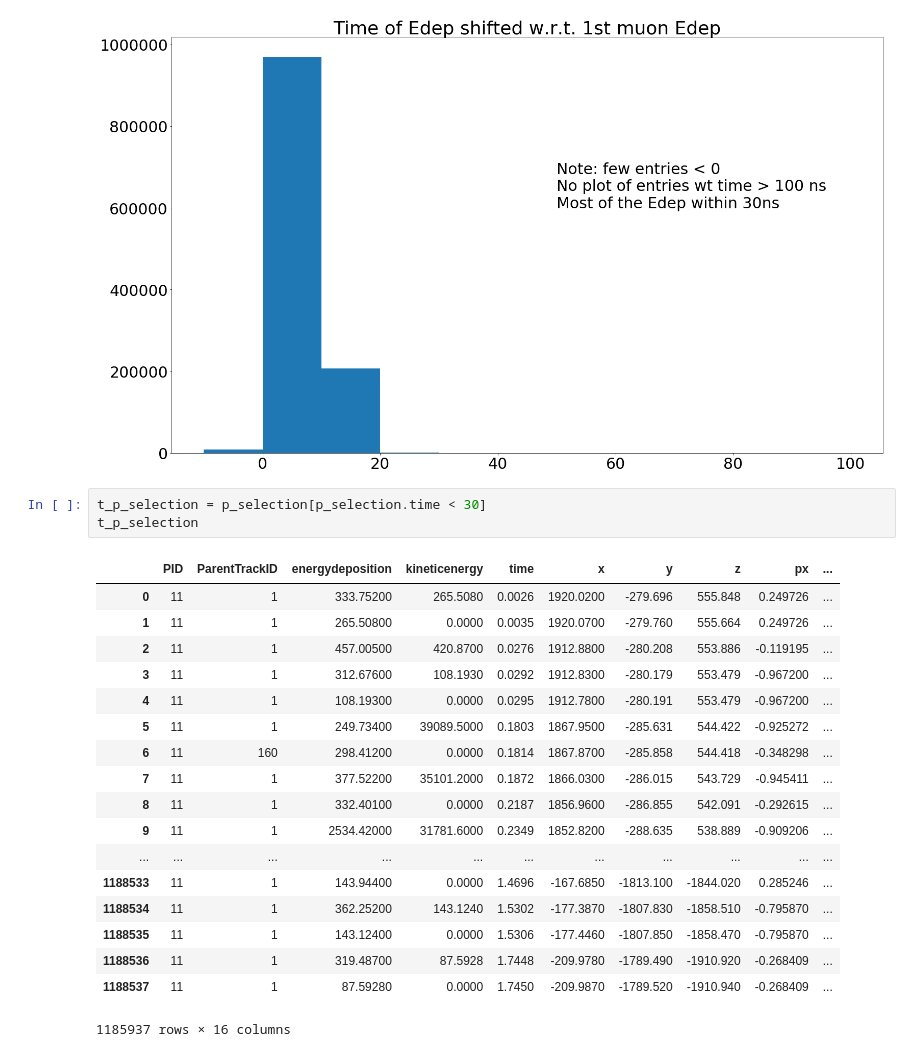
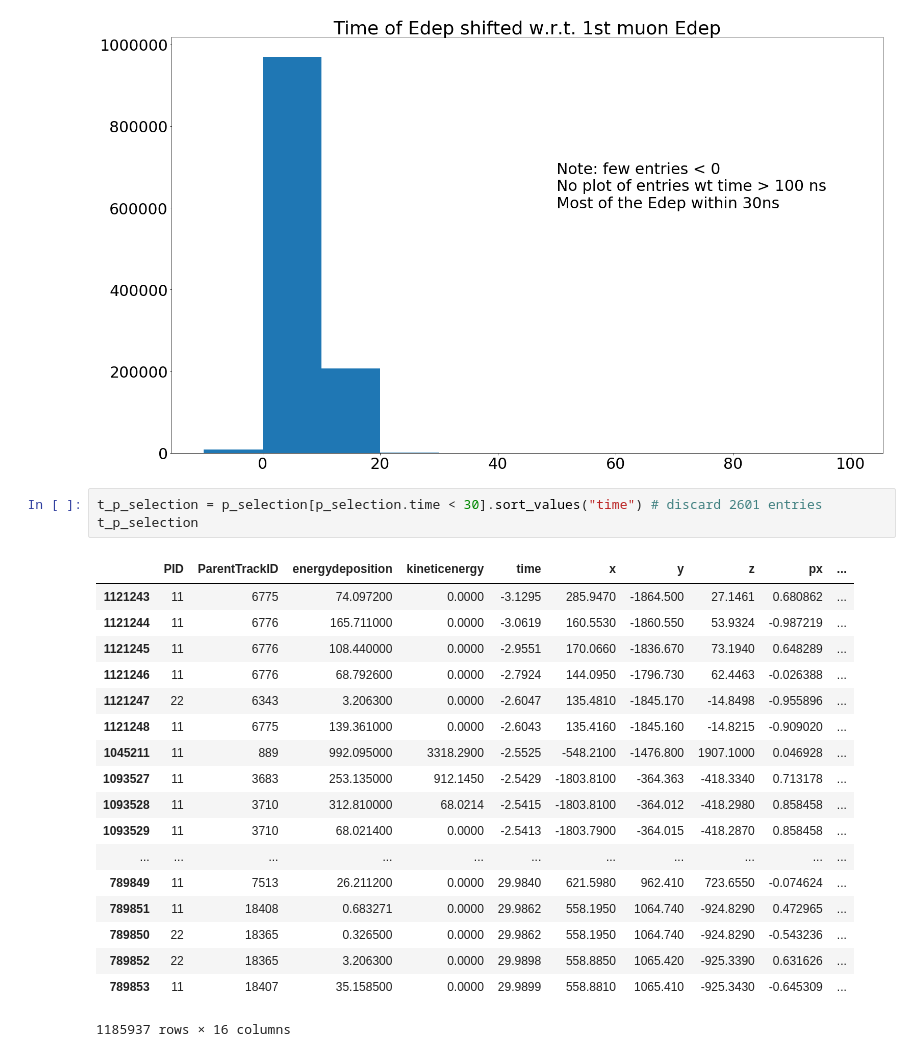
Before and after one commit to luigiberducci/ML4NP, a Jupyter notebook: Notebooks/simdata_in_2d_images.ipynb, the cells around one changed output. Cells and saved outputs as stored; diff of their text form.

```diff
--- a/Notebooks/simdata_in_2d_images.ipynb
+++ b/Notebooks/simdata_in_2d_images.ipynb
@@ -94,24 +94,24 @@ plt.show()
 # %% [output]
 [figure]
 # %%
-t_p_selection = p_selection[p_selection.time < 30]
+t_p_selection = p_selection[p_selection.time < 30].sort_values("time") # discard 2601 entries
 t_p_selection
 # %% [output]
 |  | PID | ParentTrackID | energydeposition | kineticenergy | time | x | y | z | px | ... |
-| 0 | 11 | 1 | 333.75200 | 265.5080 | 0.0026 | 1920.0200 | -279.696 | 555.848 | 0.249726 | ... |
-| 1 | 11 | 1 | 265.50800 | 0.0000 | 0.0035 | 1920.0700 | -279.760 | 555.664 | 0.249726 | ... |
-| 2 | 11 | 1 | 457.00500 | 420.8700 | 0.0276 | 1912.8800 | -280.208 | 553.886 | -0.119195 | ... |
-| 3 | 11 | 1 | 312.67600 | 108.1930 | 0.0292 | 1912.8300 | -280.179 | 553.479 | -0.967200 | ... |
-| 4 | 11 | 1 | 108.19300 | 0.0000 | 0.0295 | 1912.7800 | -280.191 | 553.479 | -0.967200 | ... |
-| 5 | 11 | 1 | 249.73400 | 39089.5000 | 0.1803 | 1867.9500 | -285.631 | 544.422 | -0.925272 | ... |
-| 6 | 11 | 160 | 298.41200 | 0.0000 | 0.1814 | 1867.8700 | -285.858 | 544.418 | -0.348298 | ... |
-| 7 | 11 | 1 | 377.52200 | 35101.2000 | 0.1872 | 1866.0300 | -286.015 | 543.729 | -0.945411 | ... |
-| 8 | 11 | 1 | 332.40100 | 0.0000 | 0.2187 | 1856.9600 | -286.855 | 542.091 | -0.292615 | ... |
-| 9 | 11 | 1 | 2534.42000 | 31781.6000 | 0.2349 | 1852.8200 | -288.635 | 538.889 | -0.909206 | ... |
+| 1121243 | 11 | 6775 | 74.097200 | 0.0000 | -3.1295 | 285.9470 | -1864.500 | 27.1461 | 0.680862 | ... |
+| 1121244 | 11 | 6776 | 165.711000 | 0.0000 | -3.0619 | 160.5530 | -1860.550 | 53.9324 | -0.987219 | ... |
+| 1121245 | 11 | 6776 | 108.440000 | 0.0000 | -2.9551 | 170.0660 | -1836.670 | 73.1940 | 0.648289 | ... |
+| 1121246 | 11 | 6776 | 68.792600 | 0.0000 | -2.7924 | 144.0950 | -1796.730 | 62.4463 | -0.026388 | ... |
+| 1121247 | 22 | 6343 | 3.206300 | 0.0000 | -2.6047 | 135.4810 | -1845.170 | -14.8498 | -0.955896 | ... |
+| 1121248 | 11 | 6775 | 139.361000 | 0.0000 | -2.6043 | 135.4160 | -1845.160 | -14.8215 | -0.909020 | ... |
+| 1045211 | 11 | 889 | 992.095000 | 3318.2900 | -2.5525 | -548.2100 | -1476.800 | 1907.1000 | 0.046928 | ... |
+| 1093527 | 11 | 3683 | 253.135000 | 912.1450 | -2.5429 | -1803.8100 | -364.363 | -418.3340 | 0.713178 | ... |
+| 1093528 | 11 | 3710 | 312.810000 | 68.0214 | -2.5415 | -1803.8100 | -364.012 | -418.2980 | 0.858458 | ... |
+| 1093529 | 11 | 3710 | 68.021400 | 0.0000 | -2.5413 | -1803.7900 | -364.015 | -418.2870 | 0.858458 | ... |
 | ... | ... | ... | ... | ... | ... | ... | ... | ... | ... | ... |
-| 1188533 | 11 | 1 | 143.94400 | 0.0000 | 1.4696 | -167.6850 | -1813.100 | -1844.020 | 0.285246 | ... |
-| 1188534 | 11 | 1 | 362.25200 | 143.1240 | 1.5302 | -177.3870 | -1807.830 | -1858.510 | -0.795870 | ... |
-| 1188535 | 11 | 1 | 143.12400 | 0.0000 | 1.5306 | -177.4460 | -1807.850 | -1858.470 | -0.795870 | ... |
-| 1188536 | 11 | 1 | 319.48700 | 87.5928 | 1.7448 | -209.9780 | -1789.490 | -1910.920 | -0.268409 | ... |
-| 1188537 | 11 | 1 | 87.59280 | 0.0000 | 1.7450 | -209.9870 | -1789.520 | -1910.940 | -0.268409 | ... |
+| 789849 | 11 | 7513 | 26.211200 | 0.0000 | 29.9840 | 621.5980 | 962.410 | 723.6550 | -0.074624 | ... |
+| 789851 | 11 | 18408 | 0.683271 | 0.0000 | 29.9862 | 558.1950 | 1064.740 | -924.8290 | 0.472965 | ... |
+| 789850 | 22 | 18365 | 0.326500 | 0.0000 | 29.9862 | 558.1950 | 1064.740 | -924.8290 | -0.543236 | ... |
+| 789852 | 22 | 18365 | 3.206300 | 0.0000 | 29.9898 | 558.8850 | 1065.420 | -925.3390 | 0.631626 | ... |
+| 789853 | 11 | 18407 | 35.158500 | 0.0000 | 29.9899 | 558.8810 | 1065.410 | -925.3430 | -0.645309 | ... |
 1185937 rows × 16 columns
```
Also changed, not shown: parts of 6 cells of this notebook.
